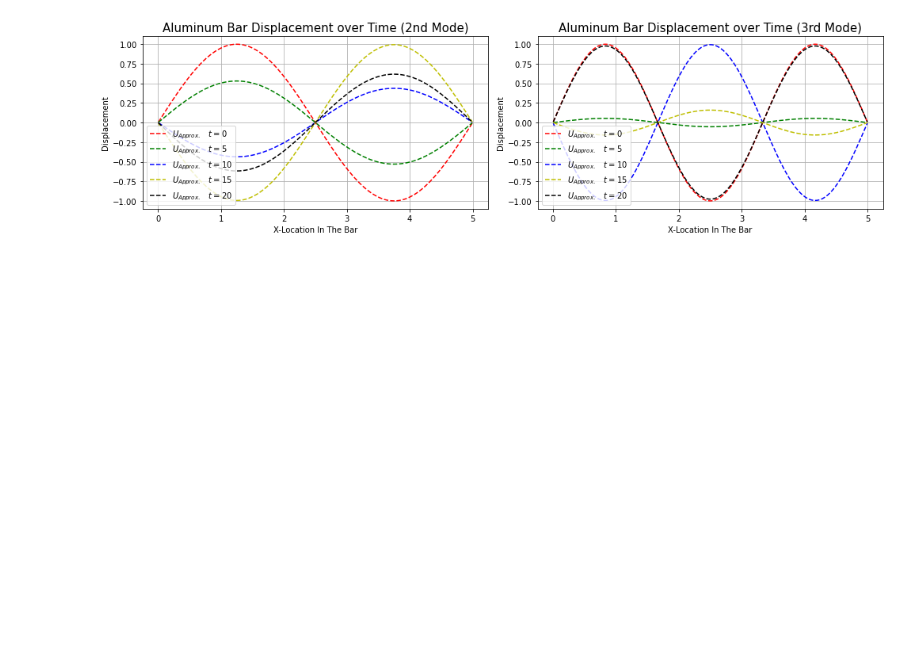
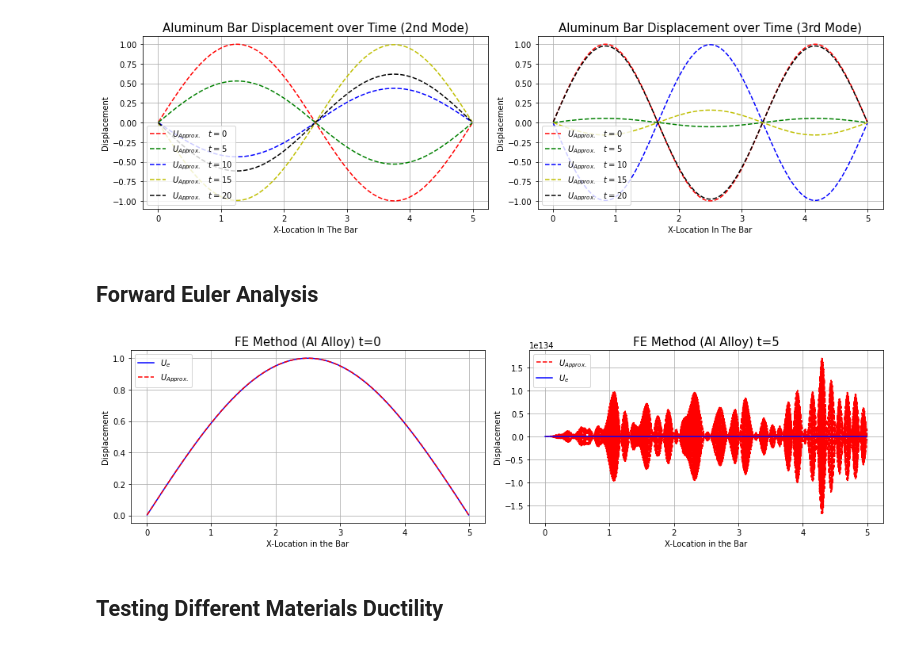
Before and after one commit to minwin0630/ae370-group-project-2, a Jupyter notebook: Project 2 Group Final Code Document.ipynb, the cells around one changed output. Cells and saved outputs as stored; diff of their text form; code cells hidden in the pictures; blank space fills up the shorter version.

```diff
--- a/Project 2 Group Final Code Document.ipynb
+++ b/Project 2 Group Final Code Document.ipynb
@@ -264,3 +266,37 @@ ax2.set_title('Aluminum Bar Displacement over Time (3rd Mode)', size=15) # Trape
 ax2.legend(loc='lower left');
 # %% [output]
 [figure]
+# %% [markdown]
+## Forward Euler Analysis
+# %%
+U_FE, times, x_int = FEIVP0(70, 2700, 0.01, 1000, U0_1st) # Aluminum Alloy
+# %%
+U_FE_t0 = U_FE[0]
+U_FE_t5 = U_FE[-1]
+# %%
+fig = plt.figure(figsize=(14, 4), tight_layout=True)
+ax1 = fig.add_subplot(121)
+ax1.plot(x_int, U1e_t0, 'b', label=r'$U_e$')
+ax1.plot(x_int, U_FE_t0, 'r--', label=r'$U_{Approx.}$')
+ax1.set_xlabel('X-Location in the Bar')
+ax1.set_ylabel('Displacement')
+ax1.set_xscale('linear')
+ax1.set_yscale('linear')
+ax1.grid()
+ax1.set_title('FE Method (Al Alloy) t=0', size=15)
+ax1.legend(loc='upper left')
+
+ax2 = fig.add_subplot(122)
+ax2.plot(x_int, U_FE_t5, 'r--', label=r'$U_{Approx.}$')
+ax2.plot(x_int, U1e_t5, 'b', label=r'$U_e$')
+ax2.set_xlabel('X-Location in the Bar')
+ax2.set_ylabel('Displacement')
+ax2.set_xscale('linear')
+ax2.set_yscale('linear')
+ax2.grid()
+ax2.set_title('FE Method (Al Alloy) t=5', size=15)
+ax2.legend(loc='upper left');
+# %% [output]
+[figure, added]
+# %% [markdown]
+## Testing Different Materials Ductility
```
Also changed, not shown: parts of 9 cells of this notebook.
